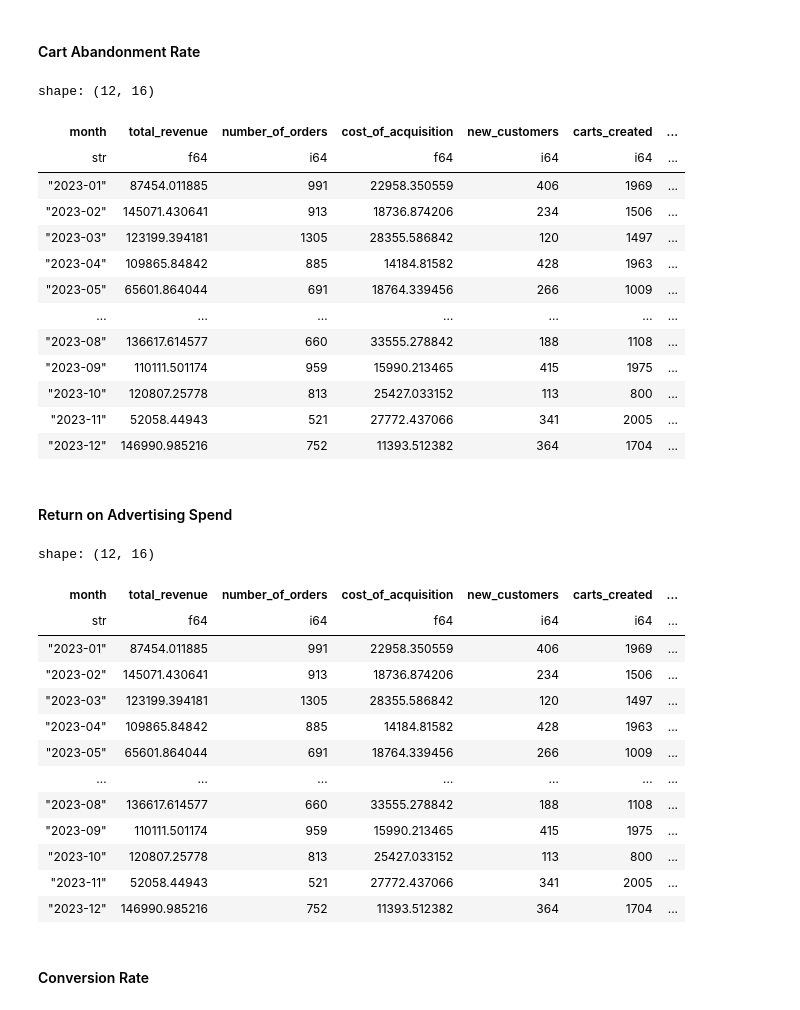
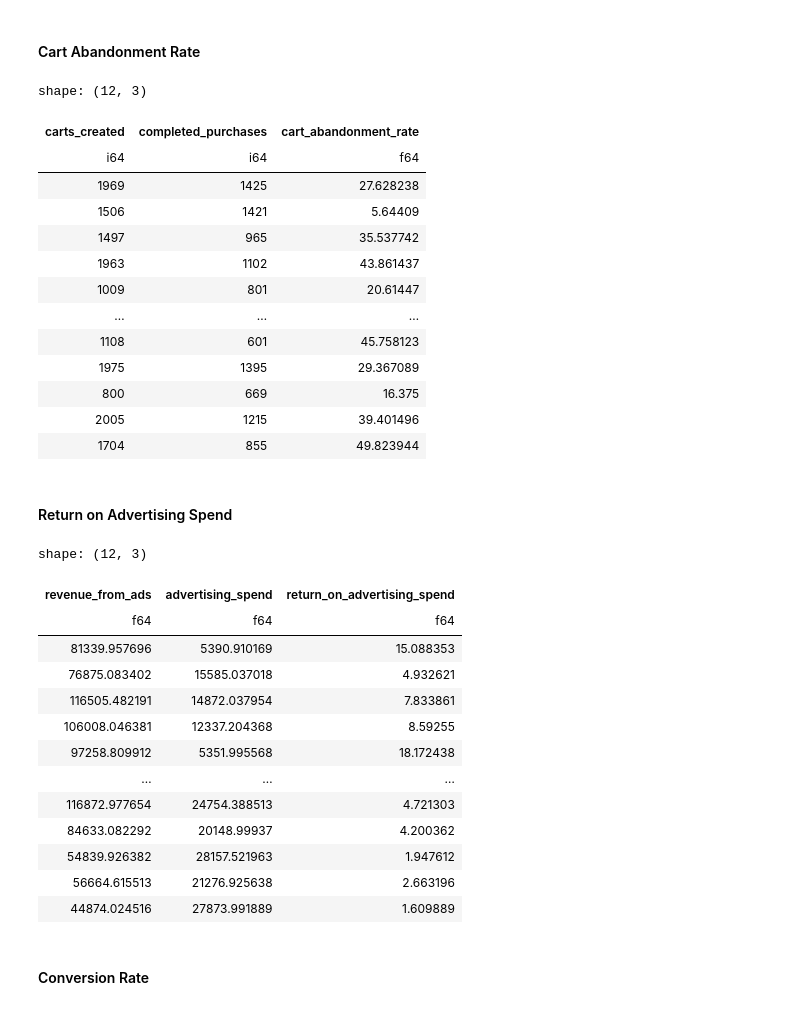
Before and after one commit to jrasband-dev/metric-forge, a Jupyter notebook: readme.ipynb, the cells around one changed output. Cells and saved outputs as stored; diff of their text form; code cells hidden in the pictures.

```diff
--- a/readme.ipynb
+++ b/readme.ipynb
@@ -87,41 +91,45 @@ shape: (12, 16)
 # %% [markdown]
 #### Cart Abandonment Rate
 # %%
-data.with_columns(pl.col('*').forge_ecommerce.cart_abandonment_rate('carts_created', 'completed_purchases'))
+data.select(pl.col('carts_created'),
+            pl.col('completed_purchases'),
+            pl.col('*').forge_ecommerce.cart_abandonment_rate('carts_created', 'completed_purchases'))
 # %% [output]
-shape: (12, 16)
+shape: (12, 3)
-| month | total_revenue | number_of_orders | cost_of_acquisition | new_customers | carts_created | ... |
-| str | f64 | i64 | f64 | i64 | i64 | ... |
-| "2023-01" | 87454.011885 | 991 | 22958.350559 | 406 | 1969 | ... |
-| "2023-02" | 145071.430641 | 913 | 18736.874206 | 234 | 1506 | ... |
-| "2023-03" | 123199.394181 | 1305 | 28355.586842 | 120 | 1497 | ... |
-| "2023-04" | 109865.84842 | 885 | 14184.81582 | 428 | 1963 | ... |
-| "2023-05" | 65601.864044 | 691 | 18764.339456 | 266 | 1009 | ... |
-| … | … | … | … | … | … | ... |
-| "2023-08" | 136617.614577 | 660 | 33555.278842 | 188 | 1108 | ... |
-| "2023-09" | 110111.501174 | 959 | 15990.213465 | 415 | 1975 | ... |
-| "2023-10" | 120807.25778 | 813 | 25427.033152 | 113 | 800 | ... |
-| "2023-11" | 52058.44943 | 521 | 27772.437066 | 341 | 2005 | ... |
-| "2023-12" | 146990.985216 | 752 | 11393.512382 | 364 | 1704 | ... |
+| carts_created | completed_purchases | cart_abandonment_rate |
+| i64 | i64 | f64 |
+| 1969 | 1425 | 27.628238 |
+| 1506 | 1421 | 5.64409 |
+| 1497 | 965 | 35.537742 |
+| 1963 | 1102 | 43.861437 |
+| 1009 | 801 | 20.61447 |
+| … | … | … |
+| 1108 | 601 | 45.758123 |
+| 1975 | 1395 | 29.367089 |
+| 800 | 669 | 16.375 |
+| 2005 | 1215 | 39.401496 |
+| 1704 | 855 | 49.823944 |
 # %% [markdown]
 #### Return on Advertising Spend
 # %%
-data.with_columns(pl.col('*').forge_ecommerce.return_on_advertising_spend('revenue_from_ads', 'advertising_spend'))
+data.select(pl.col('revenue_from_ads'),
+            pl.col('advertising_spend'),
+            pl.col('*').forge_ecommerce.return_on_advertising_spend('revenue_from_ads', 'advertising_spend'))
 # %% [output]
-shape: (12, 16)
+shape: (12, 3)
-| month | total_revenue | number_of_orders | cost_of_acquisition | new_customers | carts_created | ... |
-| str | f64 | i64 | f64 | i64 | i64 | ... |
-| "2023-01" | 87454.011885 | 991 | 22958.350559 | 406 | 1969 | ... |
-| "2023-02" | 145071.430641 | 913 | 18736.874206 | 234 | 1506 | ... |
-| "2023-03" | 123199.394181 | 1305 | 28355.586842 | 120 | 1497 | ... |
-| "2023-04" | 109865.84842 | 885 | 14184.81582 | 428 | 1963 | ... |
-| "2023-05" | 65601.864044 | 691 | 18764.339456 | 266 | 1009 | ... |
-| … | … | … | … | … | … | ... |
-| "2023-08" | 136617.614577 | 660 | 33555.278842 | 188 | 1108 | ... |
-| "2023-09" | 110111.501174 | 959 | 15990.213465 | 415 | 1975 | ... |
-| "2023-10" | 120807.25778 | 813 | 25427.033152 | 113 | 800 | ... |
-| "2023-11" | 52058.44943 | 521 | 27772.437066 | 341 | 2005 | ... |
-| "2023-12" | 146990.985216 | 752 | 11393.512382 | 364 | 1704 | ... |
+| revenue_from_ads | advertising_spend | return_on_advertising_spend |
+| f64 | f64 | f64 |
+| 81339.957696 | 5390.910169 | 15.088353 |
+| 76875.083402 | 15585.037018 | 4.932621 |
+| 116505.482191 | 14872.037954 | 7.833861 |
+| 106008.046381 | 12337.204368 | 8.59255 |
+| 97258.809912 | 5351.995568 | 18.172438 |
+| … | … | … |
+| 116872.977654 | 24754.388513 | 4.721303 |
+| 84633.082292 | 20148.99937 | 4.200362 |
+| 54839.926382 | 28157.521963 | 1.947612 |
+| 56664.615513 | 21276.925638 | 2.663196 |
+| 44874.024516 | 27873.991889 | 1.609889 |
 # %% [markdown]
 #### Conversion Rate
 # %%
```
Also changed, not shown: parts of 11 cells of this notebook.
